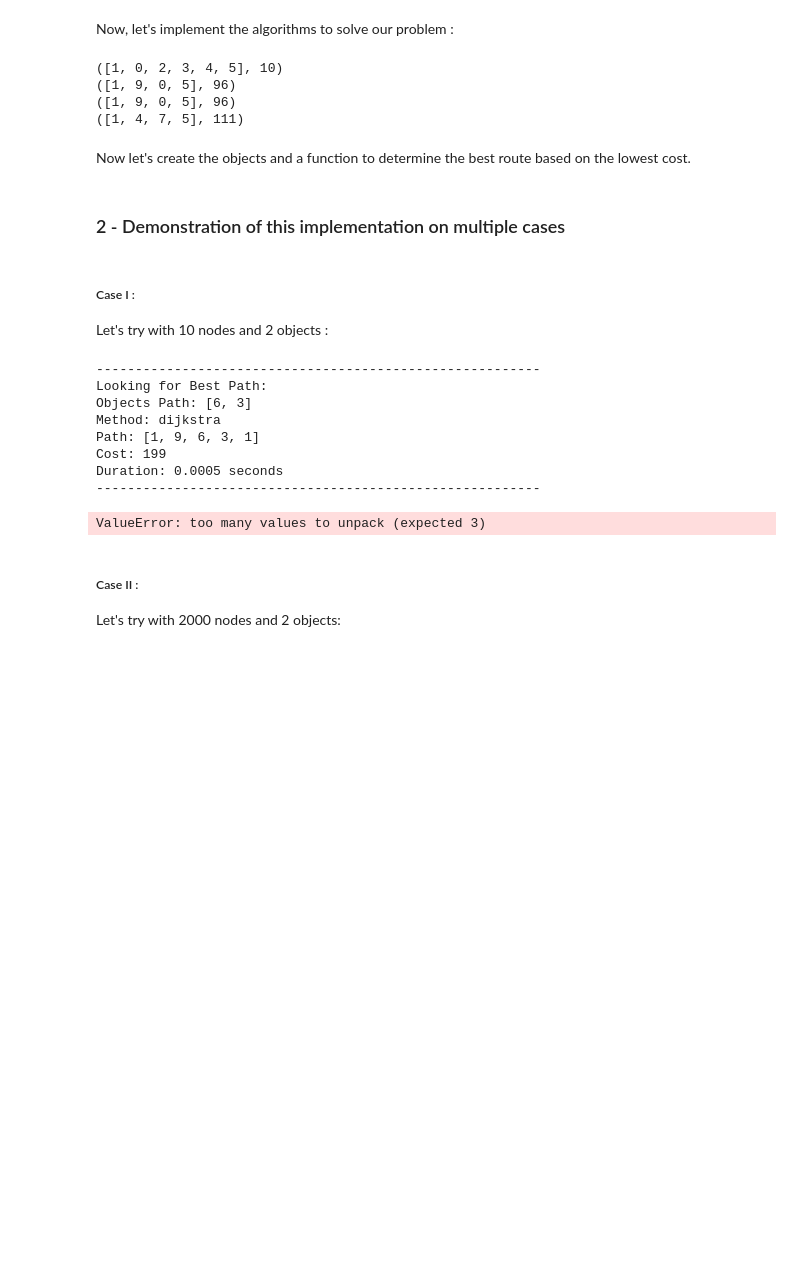
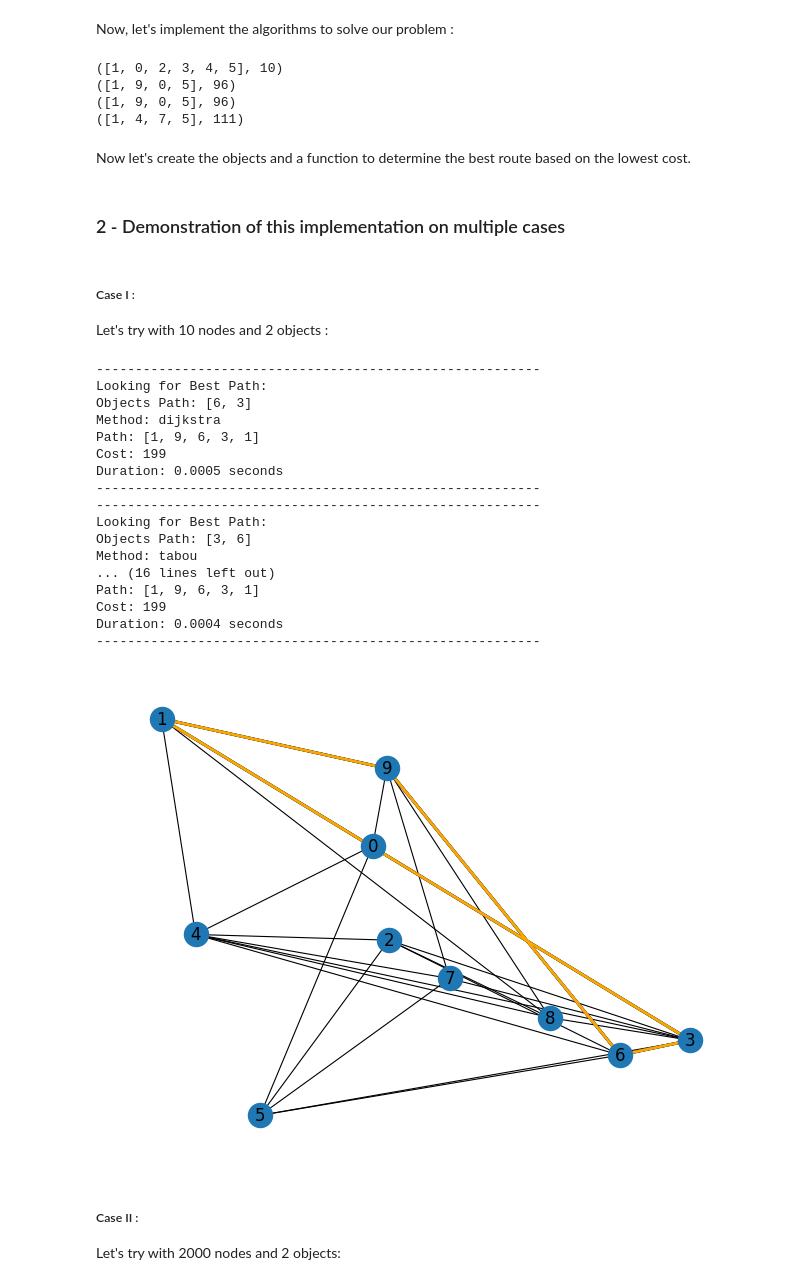
Before and after one commit to Sheydss/AdvancedAlgorithms, a Jupyter notebook: Livrable-II.ipynb, the cells around one changed output. Cells and saved outputs as stored; diff of their text form; code cells hidden in the pictures; blank space fills up the shorter version.

Commit message:
one stuff left

```diff
--- a/Livrable-II.ipynb
+++ b/Livrable-II.ipynb
@@ -583,10 +583,9 @@ def create_objects(max_entiers, max_valeur, start, end):
     return entiers
 
 
-def best_itinerary(points, start, end, method, size=30, iteration=200, Prints=True):
-    if Prints:
-        print("---------------------------------------------------------")
-        print(f"Looking for Best Path:")
+def best_itinerary(points, start, end, method, size=30, iteration=200):
+    print("---------------------------------------------------------")
+    print(f"Looking for Best Path:")
     tic = time.perf_counter()
 
     best_objects_path = [start]
@@ -608,8 +607,8 @@ def best_itinerary(points, start, end, method, size=30, iteration=200, Prints=Tr
                         path, cout = tabou_search(point_actuel, point_suivant, size, iteration)
                 case 'a*':
                         path, cout = a_star(graph, point_actuel, point_suivant)
-                case 'colonie de fourmis':
-                        path, cout = colonie_de_fourmis(graph, start, end)
+                case 'colonie de foumis ':
+                        path, cout = colonie_de_fourmis(graph, point_actuel, point_suivant)
                 case other:
                         method = 'dijkstra'
                         path, cout = dijkstra(graph, point_actuel, point_suivant)
@@ -628,15 +627,15 @@ def best_itinerary(points, start, end, method, size=30, iteration=200, Prints=Tr
 
     chemin_global = remove_consecutive_duplicates(chemin_global)
     toc = time.perf_counter()
-    if Prints:
-        print(f"Objects Path: {best_objects_path}")
-        print(f"Method: {method}")
-        print(f"Path: {chemin_global}")
-        print(f"Cost: {cout_meilleur_chemin}")
-        print(f"Duration: {toc - tic:0.4f} seconds")
-        print("---------------------------------------------------------")
 
-    return best_objects_path, cout_meilleur_chemin, chemin_global, round(toc - tic, 4)
+    print(f"Objects Path: {best_objects_path}")
+    print(f"Method: {method}")
+    print(f"Path: {chemin_global}")
+    print(f"Cost: {cout_meilleur_chemin}")
+    print(f"Duration: {toc - tic:0.4f} seconds")
+    print("---------------------------------------------------------")
+
+    return best_objects_path, cout_meilleur_chemin, chemin_global
 
 
 def remove_consecutive_duplicates(lst):
@@ -668,22 +667,32 @@ Let's try with 10 nodes and 2 objects :
 # %%
 # Générer la liste d'objets (sommets à visiter)
 obj = create_objects(2, num_nodes, start, end)
 
 # Détermine le meilleur chemin qui passe par les points générés
 path, cost, chemin_g = best_itinerary(obj, start, start, 'dijkstra')
 path2, cost2, chemin_g2 = best_itinerary(obj, start, start, 'tabou')
 path3, cost3, chemin_g3 = best_itinerary(obj, start, start, 'a*')
-graph.plot_graph([chemin_g, chemin_g2, chemin_g3], ['red', 'blue', 'green'])
+path4, cost4, chemin_g4 = best_itinerary(obj, start, start, 'colonie de foumis')
+graph.plot_graph([chemin_g, chemin_g2, chemin_g3, chemin_g4], ['red', 'blue', 'green', 'orange'])
 # %% [output]
 ---------------------------------------------------------
 Looking for Best Path:
 Objects Path: [6, 3]
 Method: dijkstra
 Path: [1, 9, 6, 3, 1]
 Cost: 199
 Duration: 0.0005 seconds
 ---------------------------------------------------------
+---------------------------------------------------------
+Looking for Best Path:
+Objects Path: [3, 6]
+Method: tabou
+... (16 lines left out)
+Path: [1, 9, 6, 3, 1]
+Cost: 199
+Duration: 0.0004 seconds
+---------------------------------------------------------
-ValueError: too many values to unpack (expected 3)
+[figure, added]
 # %% [markdown]
 ##### Case II :
 
```
Also changed, not shown: parts of 2 cells of this notebook.
